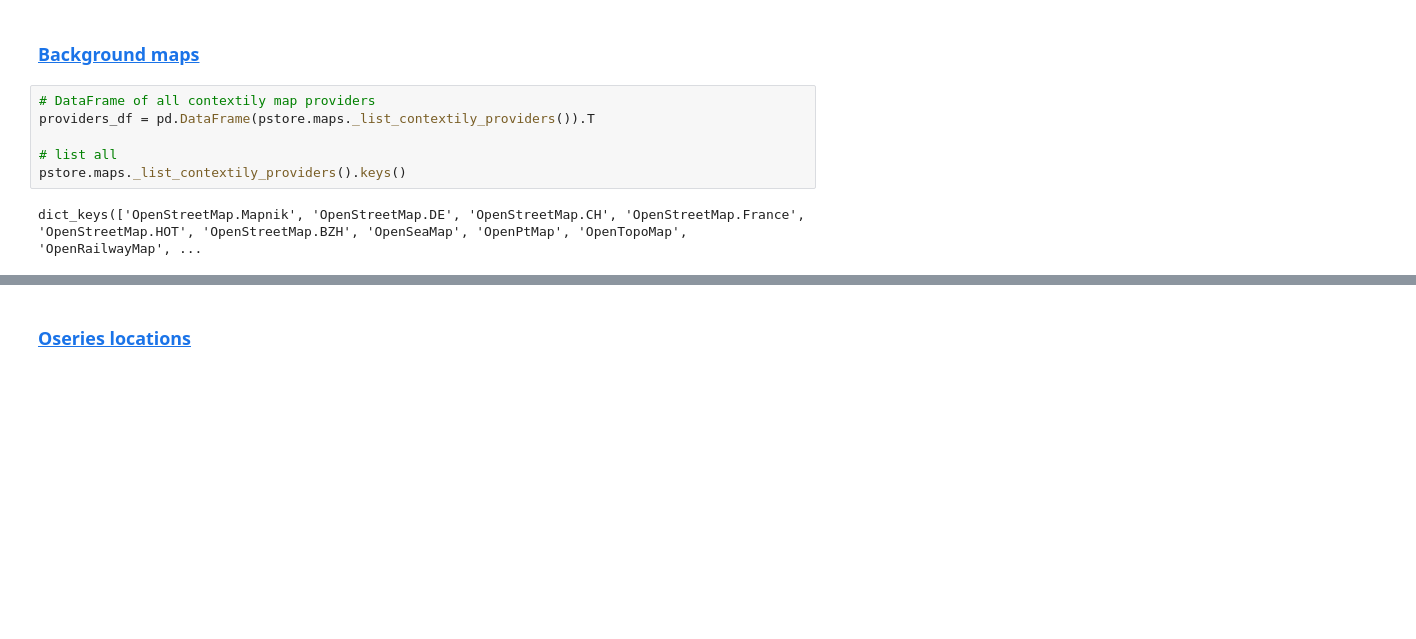
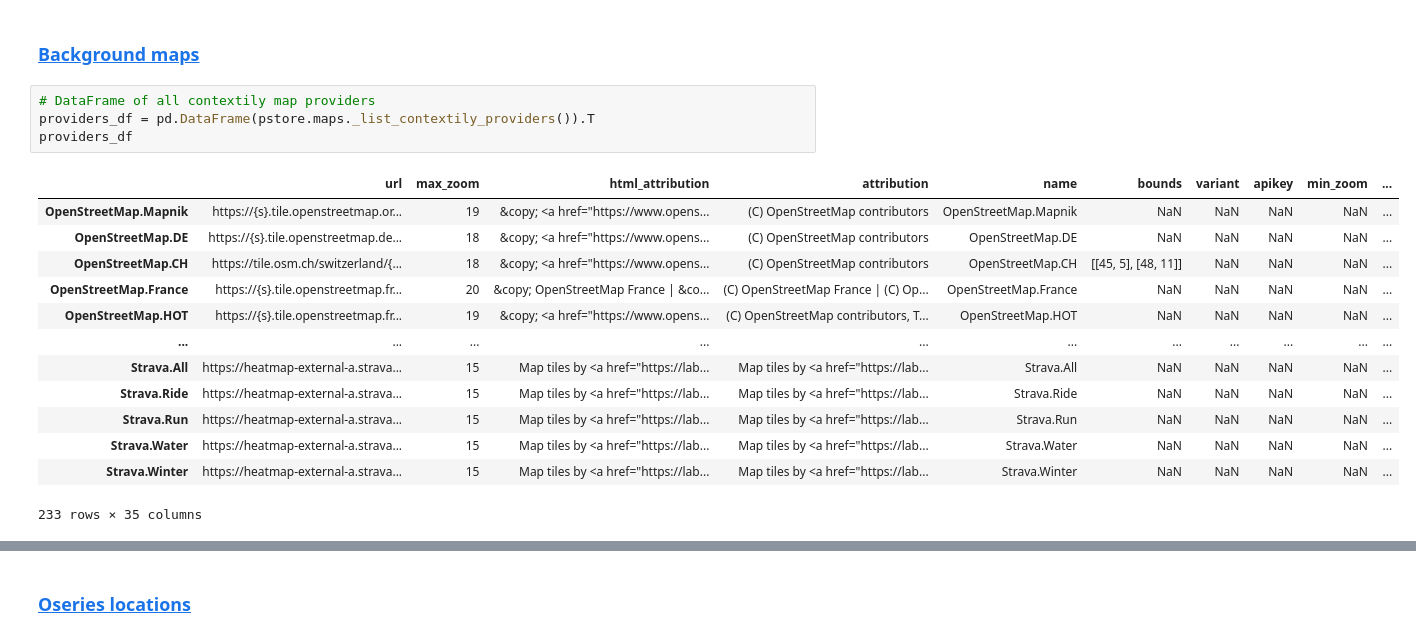
Before and after one commit to pastas/pastastore, a Jupyter notebook: examples/notebooks/ex03_pastastore_plots_and_maps.ipynb, the cells around one changed output, grey strips where cells are left out. Drawn from its saved outputs; the diff is of its cells as text; blank space fills up the shorter version.

```diff
--- a/examples/notebooks/ex03_pastastore_plots_and_maps.ipynb
+++ b/examples/notebooks/ex03_pastastore_plots_and_maps.ipynb
@@ -67,8 +65,18 @@ PastaStore contains a `maps` attribute that exposes methods for spatially plotti
 # %%
 # DataFrame of all contextily map providers
 providers_df = pd.DataFrame(pstore.maps._list_contextily_providers()).T
-
-# list all
-pstore.maps._list_contextily_providers().keys()
+providers_df
 # %% [output]
+|  | url | max_zoom | html_attribution | attribution | name | bounds | variant | apikey | min_zoom | ... |
+| OpenStreetMap.Mapnik | https://{s}.tile.openstreetmap.or... | 19 | &copy; <a href="https://www.opens... | (C) OpenStreetMap contributors | OpenStreetMap.Mapnik | NaN | NaN | NaN | NaN | ... |
+| OpenStreetMap.DE | https://{s}.tile.openstreetmap.de... | 18 | &copy; <a href="https://www.opens... | (C) OpenStreetMap contributors | OpenStreetMap.DE | NaN | NaN | NaN | NaN | ... |
+| OpenStreetMap.CH | https://tile.osm.ch/switzerland/{... | 18 | &copy; <a href="https://www.opens... | (C) OpenStreetMap contributors | OpenStreetMap.CH | [[45, 5], [48, 11]] | NaN | NaN | NaN | ... |
+| OpenStreetMap.France | https://{s}.tile.openstreetmap.fr... | 20 | &copy; OpenStreetMap France | &co... | (C) OpenStreetMap France | (C) Op... | OpenStreetMap.France | NaN | NaN | NaN | NaN | ... |
+| OpenStreetMap.HOT | https://{s}.tile.openstreetmap.fr... | 19 | &copy; <a href="https://www.opens... | (C) OpenStreetMap contributors, T... | OpenStreetMap.HOT | NaN | NaN | NaN | NaN | ... |
+| ... | ... | ... | ... | ... | ... | ... | ... | ... | ... | ... |
+| Strava.All | https://heatmap-external-a.strava... | 15 | Map tiles by <a href="https://lab... | Map tiles by <a href="https://lab... | Strava.All | NaN | NaN | NaN | NaN | ... |
+| Strava.Ride | https://heatmap-external-a.strava... | 15 | Map tiles by <a href="https://lab... | Map tiles by <a href="https://lab... | Strava.Ride | NaN | NaN | NaN | NaN | ... |
+| Strava.Run | https://heatmap-external-a.strava... | 15 | Map tiles by <a href="https://lab... | Map tiles by <a href="https://lab... | Strava.Run | NaN | NaN | NaN | NaN | ... |
+| Strava.Water | https://heatmap-external-a.strava... | 15 | Map tiles by <a href="https://lab... | Map tiles by <a href="https://lab... | Strava.Water | NaN | NaN | NaN | NaN | ... |
+| Strava.Winter | https://heatmap-external-a.strava... | 15 | Map tiles by <a href="https://lab... | Map tiles by <a href="https://lab... | Strava.Winter | NaN | NaN | NaN | NaN | ... |
-dict_keys(['OpenStreetMap.Mapnik', 'OpenStreetMap.DE', 'OpenStreetMap.CH', 'OpenStreetMap.France', 'OpenStreetMap.HOT', 'OpenStreetMap.BZH', 'OpenSeaMap', 'OpenPtMap', 'OpenTopoMap', 'OpenRailwayMap', ...
+233 rows × 35 columns
```
Also changed, not shown: parts of 12 cells of this notebook, 2 other files.
